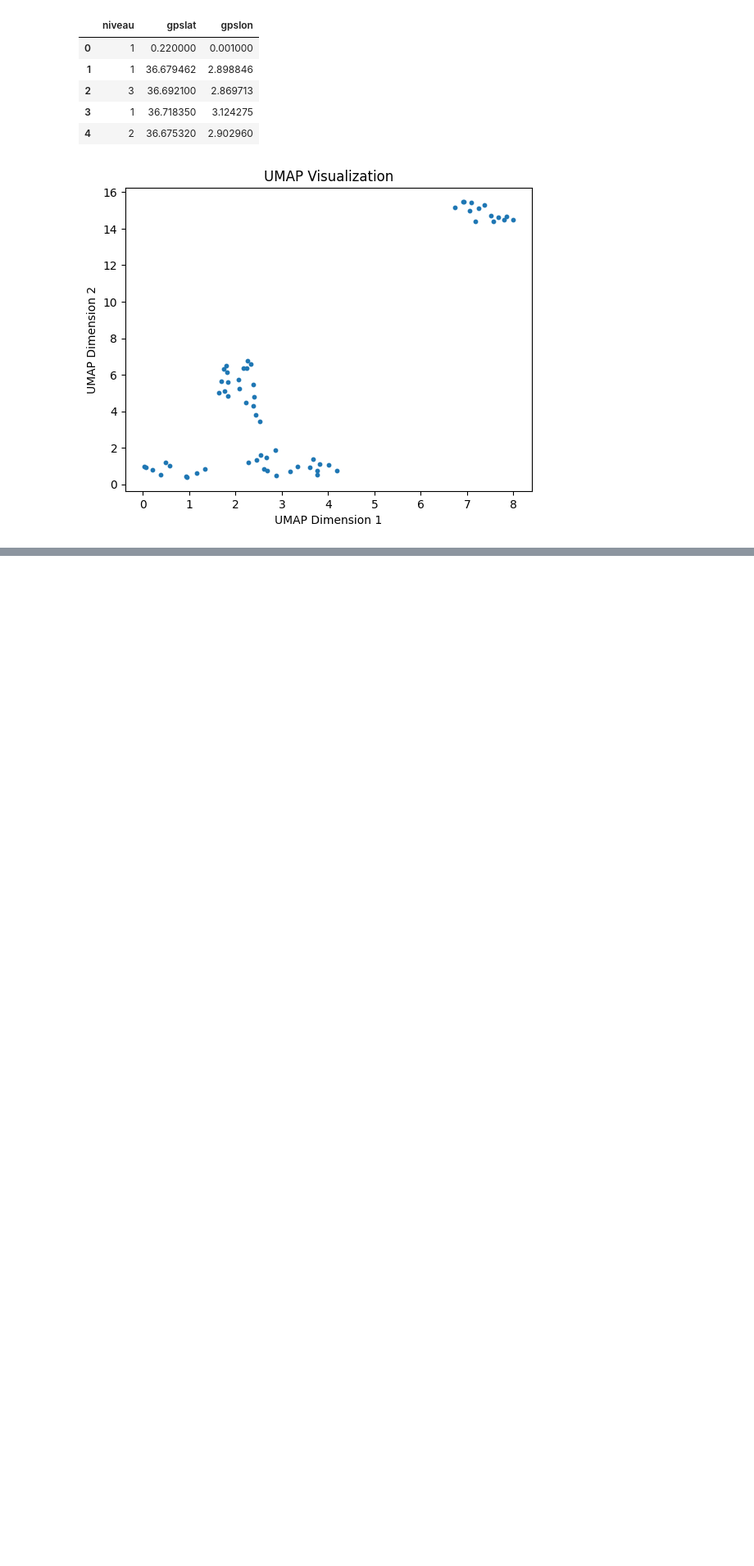
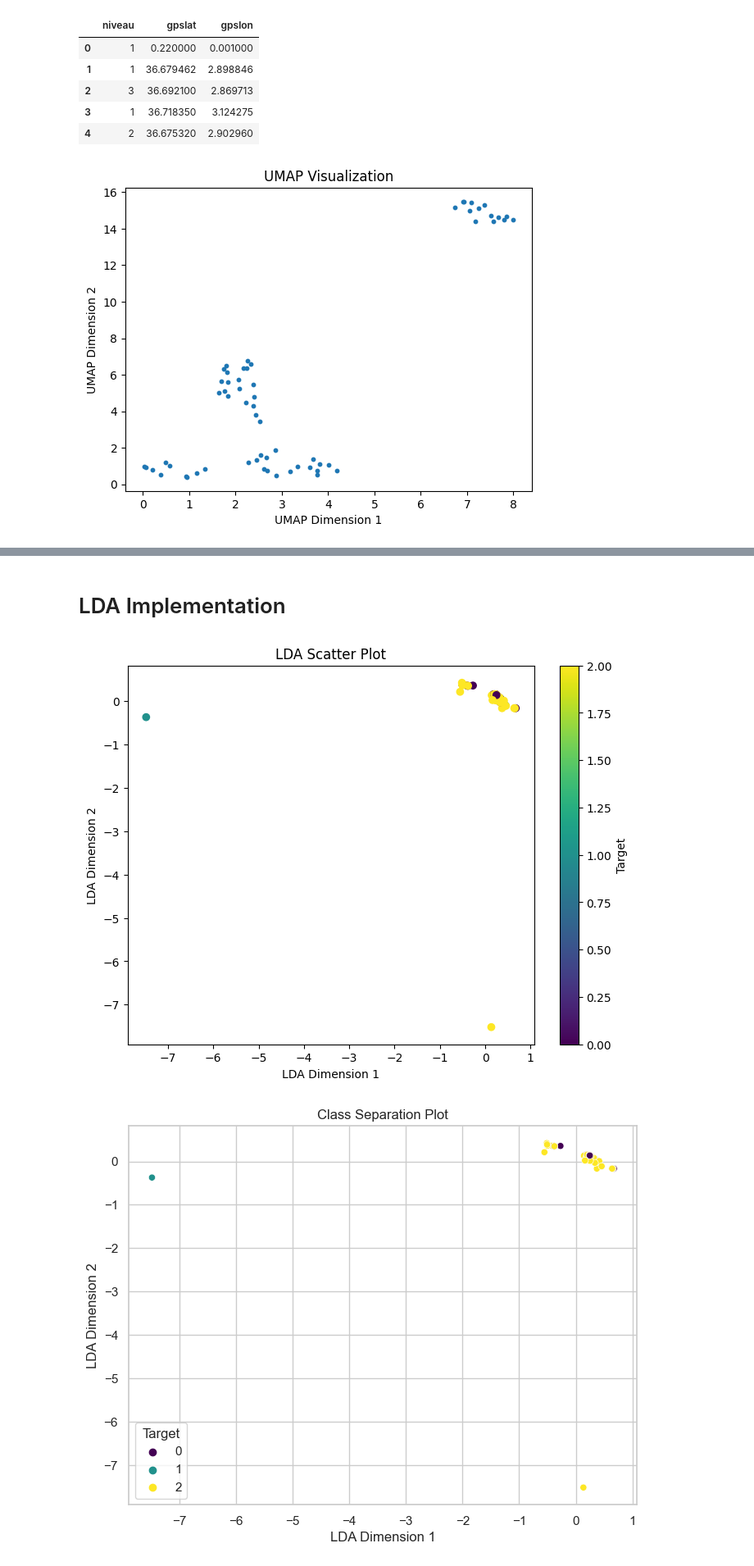
Before and after one commit to boualem06/data-visualisation, a Jupyter notebook: test.ipynb, the cells around one changed output, grey strips where cells are left out. Shown at 82% size. Saved outputs shown, nothing was run; the diff lists cells and outputs as text; code cells hidden in the pictures; blank space fills up the shorter version.

```diff
--- a/test.ipynb
+++ b/test.ipynb
@@ -152,0 +244,68 @@ plt.show()
+# %% [markdown]
+# LDA Implementation
+# %%
+import pandas as pd
+import numpy as np
+from sklearn.discriminant_analysis import LinearDiscriminantAnalysis
+import matplotlib.pyplot as plt
+import seaborn as sns
+
+
+
+# Assuming you have categorical variables 'isparrain' and 'isanonyme',
+# and numeric variables 'gpslon' and 'gpslat'
+
+# Prepare the data
+X_numeric = data[['gpslon', 'gpslat']].values
+
+# Convert categorical columns to integers
+data['isparrain'] = data['isparrain'].astype(int)
+data['isanonyme'] = data['isanonyme'].astype(int)
+
+# Create a categorical target variable based on 'isparrain' and 'isanonyme'
+target = data['isparrain'] + 2 * data['isanonyme']  # Assuming both are binary (0 or 1)
+
+# Perform Linear Discriminant Analysis
+lda = LinearDiscriminantAnalysis()
+X_lda = lda.fit_transform(X_numeric, target)
+
+# Create essential visualization plots
+
+# LDA Scatter Plot
+plt.figure(figsize=(8, 6))
+plt.scatter(X_lda[:, 0], X_lda[:, 1], c=target, cmap='viridis')
+plt.title("LDA Scatter Plot")
+plt.xlabel("LDA Dimension 1")
+plt.ylabel("LDA Dimension 2")
+plt.colorbar(label='Target')
+plt.show()
+
+# Class Separation Plot
+sns.set(style="whitegrid")
+plt.figure(figsize=(8, 6))
+sns.scatterplot(x=X_lda[:, 0], y=X_lda[:, 1], hue=target, palette='viridis')
+plt.title("Class Separation Plot")
+plt.xlabel("LDA Dimension 1")
+plt.ylabel("LDA Dimension 2")
+plt.legend(title='Target')
+plt.show()
+
+# LDA Coefficients Plot
+plt.figure(figsize=(8, 6))
+sns.barplot(x=lda.coef_[0], y=['gpslon', 'gpslat'])
+plt.title("LDA Coefficients Plot")
+plt.xlabel("LDA Coefficients")
+plt.ylabel("Features")
+plt.show()
+
+# LDA Explained Variance Ratio Plot
+plt.figure(figsize=(8, 6))
+explained_variance_ratio = lda.explained_variance_ratio_
+plt.bar(range(1, len(explained_variance_ratio) + 1), explained_variance_ratio, align='center')
+plt.title("LDA Explained Variance Ratio")
+plt.xlabel("LDA Components")
+plt.ylabel("Explained Variance Ratio")
+plt.show()
+# %% [output]
+[figure, added]
+[figure, added]
```
Also changed, not shown: parts of 4 cells of this notebook.
